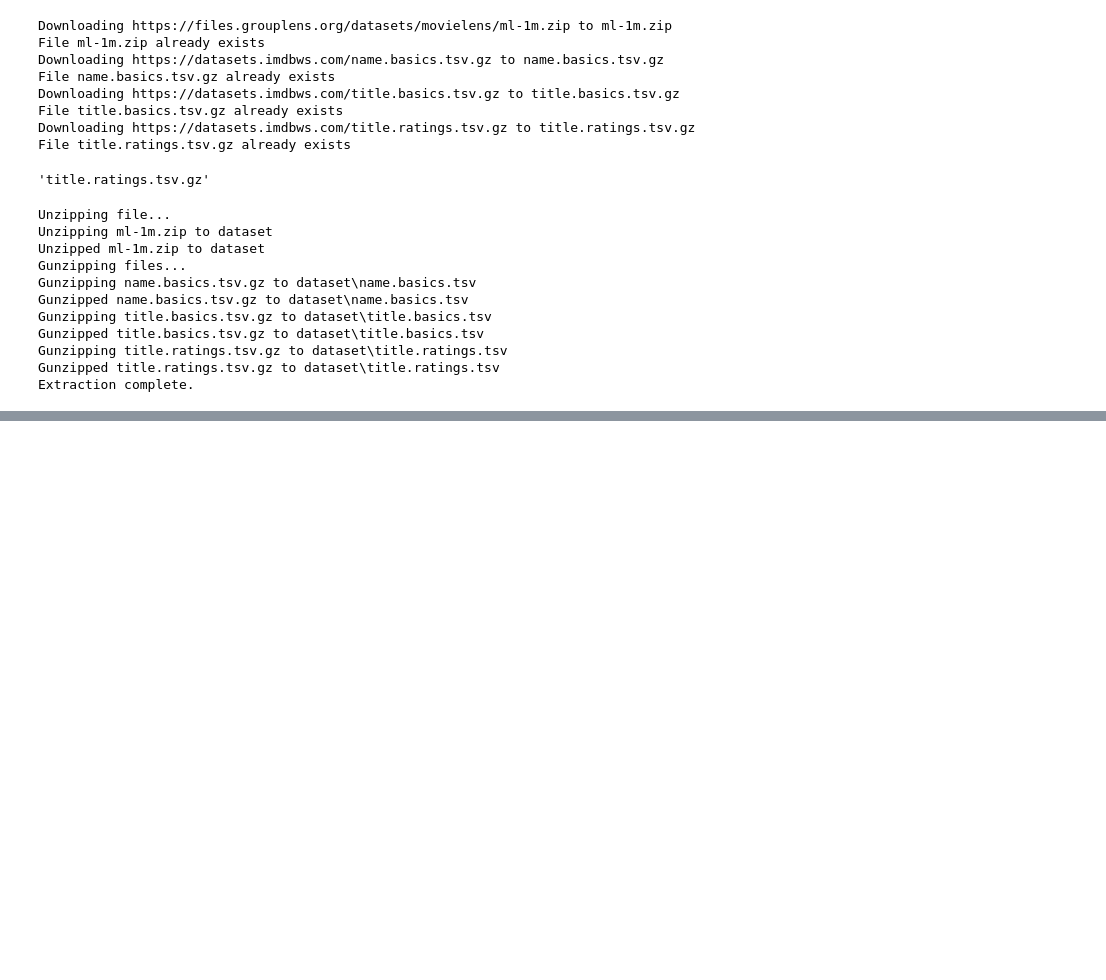
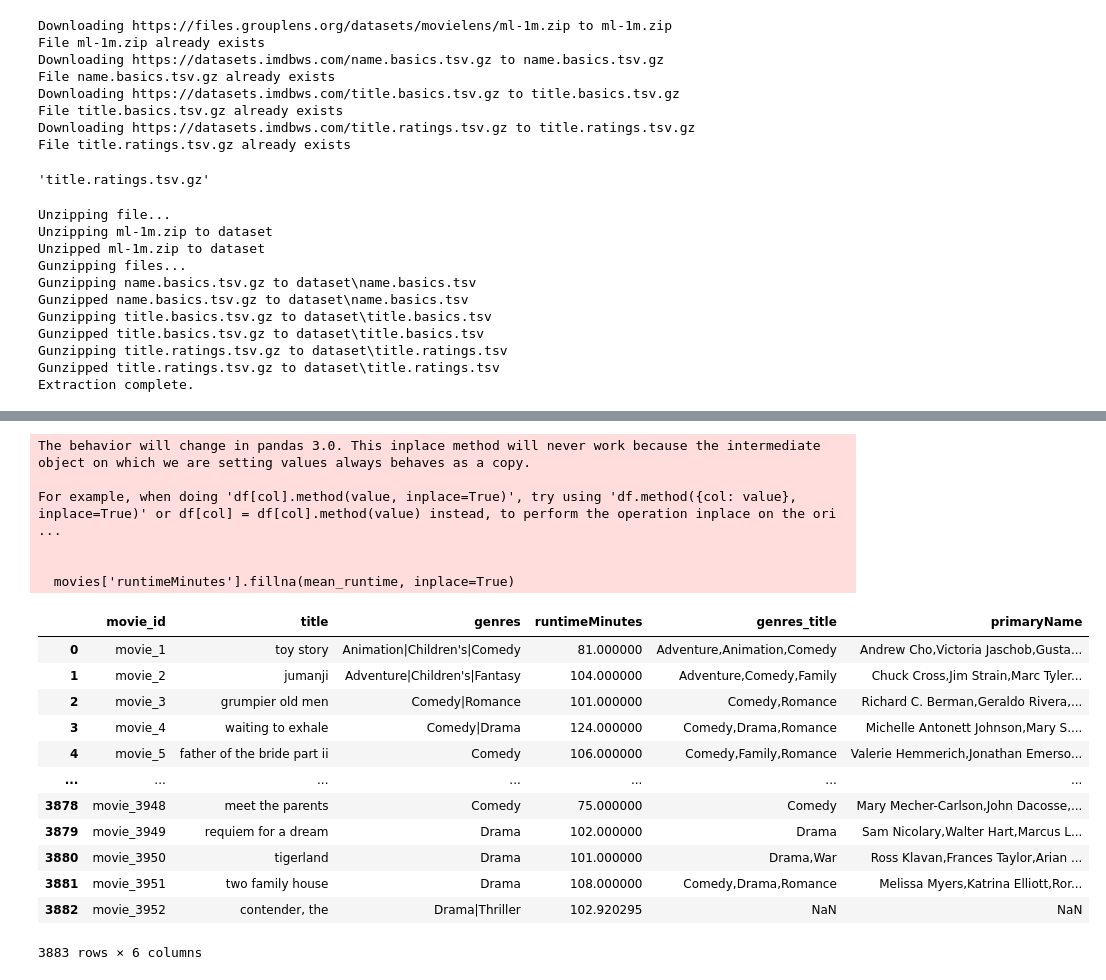
Before and after one commit to chuklee/recommender_system, a Jupyter notebook: main.ipynb, the cells around one changed output, grey strips where cells are left out. Drawn from its saved outputs; the diff is of its cells as text; code cells hidden in the pictures; blank space fills up the shorter version.

```diff
--- a/main.ipynb
+++ b/main.ipynb
@@ -623,0 +153,32 @@ Recommended Movie Embeddings: [array([0.5, 0.6, 0.7]), array([0.2, 0.3, 0.4]), a
+# %%
+users["user_id"] = users["user_id"].apply(lambda x: f"user_{x}")
+users["age_group"] = users["age_group"].apply(lambda x: f"group_{x}")
+users["occupation"] = users["occupation"].apply(lambda x: f"occupation_{x}")
+
+movies["movie_id"] = movies["movie_id"].apply(lambda x: f"movie_{x}")
+
+ratings["movie_id"] = ratings["movie_id"].apply(lambda x: f"movie_{x}")
+ratings["user_id"] = ratings["user_id"].apply(lambda x: f"user_{x}")
+ratings["rating"] = ratings["rating"].apply(lambda x: float(x))
+
+movies['title'] = movies['title'].str.lower()
+movies['title'] = movies['title'].str.replace(r"\(.*\)", "", regex=True).str.strip()
+
+title_basics_df['primaryTitle'] = title_basics_df['primaryTitle'].str.lower().str.strip()
+title_basics_df.rename(columns={"genres": "genres_title"}, inplace=True)
+title_basics_df = title_basics_df.drop_duplicates(subset='primaryTitle')
+
+# Convert primaryName to string
+name_basics_df['primaryName'] = name_basics_df['primaryName'].astype(str)
+
+name_basics_df = name_basics_df.assign(knownForTitles=name_basics_df['knownForTitles'].str.split(','))
+name_basics_df = name_basics_df.explode('knownForTitles')
+
+# Group by knownForTitles and aggregate primaryName
+name_basics_grouped = name_basics_df.groupby('knownForTitles')['primaryName'].agg(lambda x: ','.join(set(x))).reset_index()
+
+# Merge with title_basics_df
+title_basics_df = pd.merge(title_basics_df, name_basics_grouped, left_on='tconst', right_on='knownForTitles', how='left')
+
+title_basics_df.drop(columns='knownForTitles', inplace=True)
+title_basics_df['primaryName'].fillna('unknown', inplace=True)
@@ -623,0 +199,29 @@ Recommended Movie Embeddings: [array([0.5, 0.6, 0.7]), array([0.2, 0.3, 0.4]), a
+# %%
+# Merge the dataframes movies and title_basics_df, keep only the the genres_title column and merge on the title column. If the title is not found in title_basics_df, the row is not kept
+movies = movies.merge(title_basics_df[['primaryTitle', 'runtimeMinutes','genres_title', 'primaryName']], left_on='title', right_on='primaryTitle', how='left')
+# Drop the primaryTitle column
+movies.drop(columns=['primaryTitle'], inplace=True)
+movies['runtimeMinutes'] = pd.to_numeric(movies['runtimeMinutes'], errors='coerce')
+mean_runtime = movies['runtimeMinutes'].mean()
+movies['runtimeMinutes'].fillna(mean_runtime, inplace=True)
+movies = movies.drop_duplicates()
+# %% [output]
+The behavior will change in pandas 3.0. This inplace method will never work because the intermediate object on which we are setting values always behaves as a copy.
+
+For example, when doing 'df[col].method(value, inplace=True)', try using 'df.method({col: value}, inplace=True)' or df[col] = df[col].method(value) instead, to perform the operation inplace on the ori ...
+
+
+  movies['runtimeMinutes'].fillna(mean_runtime, inplace=True)
+|  | movie_id | title | genres | runtimeMinutes | genres_title | primaryName |
+| 0 | movie_1 | toy story | Animation|Children's|Comedy | 81.000000 | Adventure,Animation,Comedy | Andrew Cho,Victoria Jaschob,Gusta... |
+| 1 | movie_2 | jumanji | Adventure|Children's|Fantasy | 104.000000 | Adventure,Comedy,Family | Chuck Cross,Jim Strain,Marc Tyler... |
+| 2 | movie_3 | grumpier old men | Comedy|Romance | 101.000000 | Comedy,Romance | Richard C. Berman,Geraldo Rivera,... |
+| 3 | movie_4 | waiting to exhale | Comedy|Drama | 124.000000 | Comedy,Drama,Romance | Michelle Antonett Johnson,Mary S.... |
+| 4 | movie_5 | father of the bride part ii | Comedy | 106.000000 | Comedy,Family,Romance | Valerie Hemmerich,Jonathan Emerso... |
+| ... | ... | ... | ... | ... | ... | ... |
+| 3878 | movie_3948 | meet the parents | Comedy | 75.000000 | Comedy | Mary Mecher-Carlson,John Dacosse,... |
+| 3879 | movie_3949 | requiem for a dream | Drama | 102.000000 | Drama | Sam Nicolary,Walter Hart,Marcus L... |
+| 3880 | movie_3950 | tigerland | Drama | 101.000000 | Drama,War | Ross Klavan,Frances Taylor,Arian ... |
+| 3881 | movie_3951 | two family house | Drama | 108.000000 | Comedy,Drama,Romance | Melissa Myers,Katrina Elliott,Ror... |
+| 3882 | movie_3952 | contender, the | Drama|Thriller | 102.920295 | NaN | NaN |
+3883 rows × 6 columns
```
Also changed, not shown: parts of 74 cells of this notebook, 2 other files.
